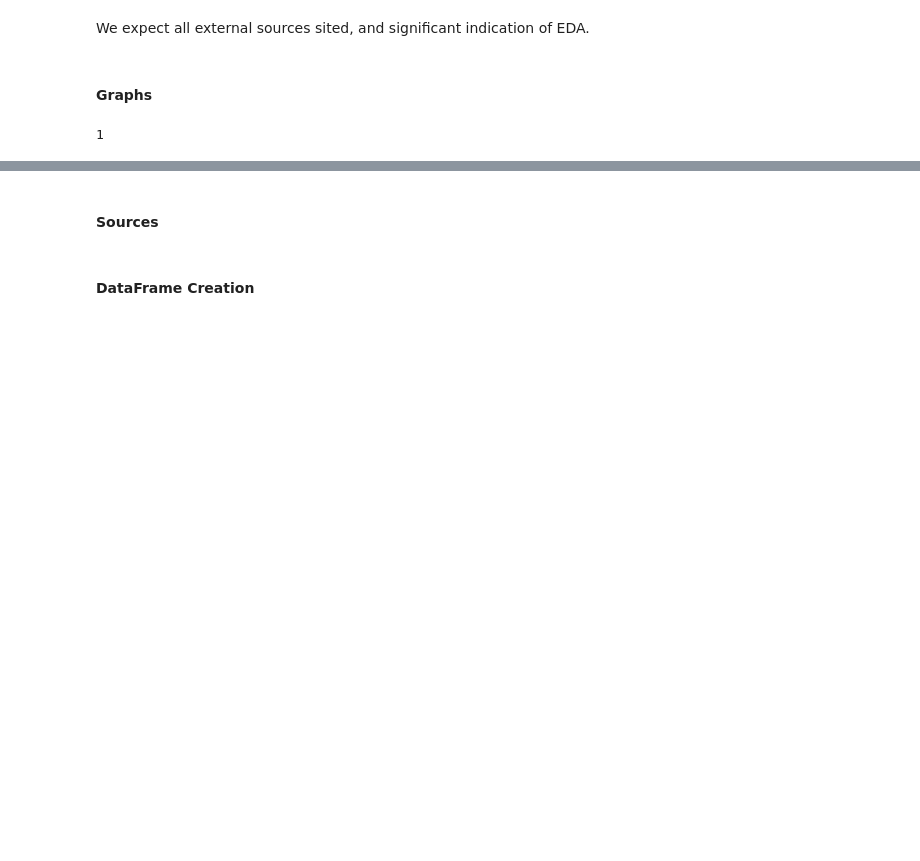
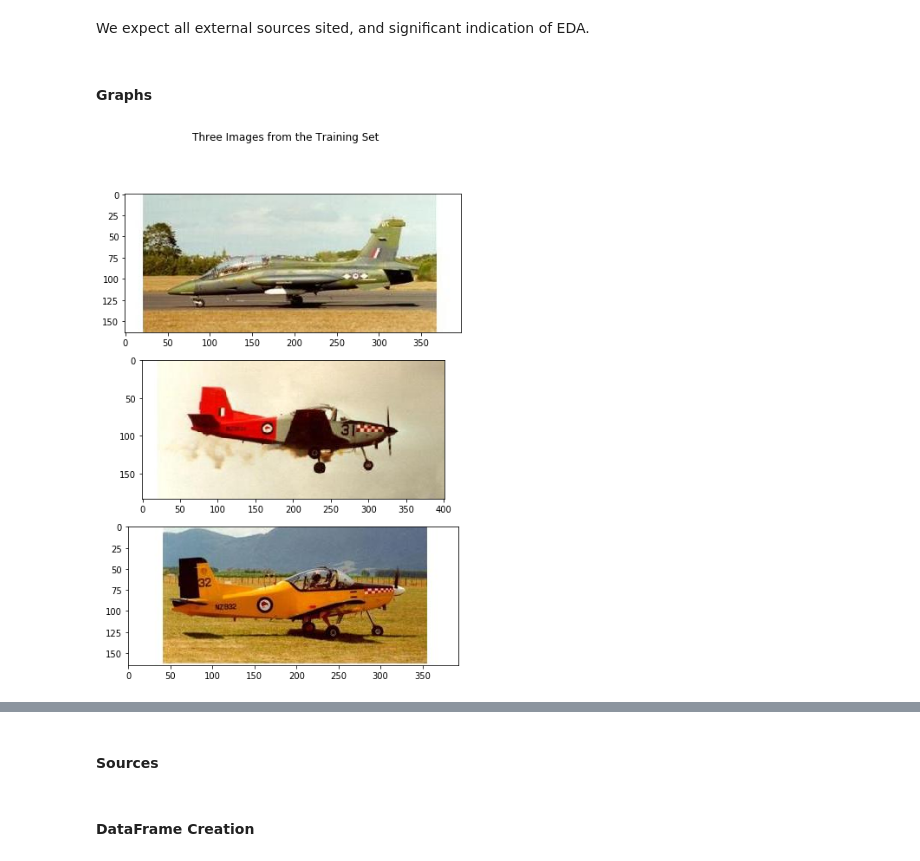
Before and after one commit to Chazzzzzzz/data100-final-project-2019, a Jupyter notebook: GradProject_NB2.ipynb, the cells around one changed output, grey strips where cells are left out. Saved outputs shown, nothing was run; the diff lists cells and outputs as text; code cells hidden in the pictures; blank space fills up the shorter version.

```diff
--- a/GradProject_NB2.ipynb
+++ b/GradProject_NB2.ipynb
@@ -116,11 +88,15 @@ def ft11(image):
  We expect all external sources sited, and significant indication of EDA.
 # %% [markdown]
 <h4> Graphs </h4>
-# %%
-img = train['Pictures'][222]
-img = resize(img)
-orb  = cv2.ORB_create(nfeatures=5)
-kps, descs = orb.detectAndCompute(img, None)
-len(kps)
-# %% [output]
-1
+# %%
+plt.figure(figsize=(10,10))
+plt.subplot(3,1,1)
+plt.imshow(cv2.cvtColor(train['Pictures'][0], cv2.COLOR_BGR2RGB))
+plt.subplot(3,1,2)
+plt.imshow(cv2.cvtColor(train['Pictures'][1], cv2.COLOR_BGR2RGB))
+plt.subplot(3,1,3)
+plt.imshow(cv2.cvtColor(train['Pictures'][2], cv2.COLOR_BGR2RGB))
+plt.suptitle("Three Images from the Training Set")
+plt.show()
+# %% [output]
+[figure, added]
```
Also changed, not shown: parts of 16 cells of this notebook, 3 other files.
